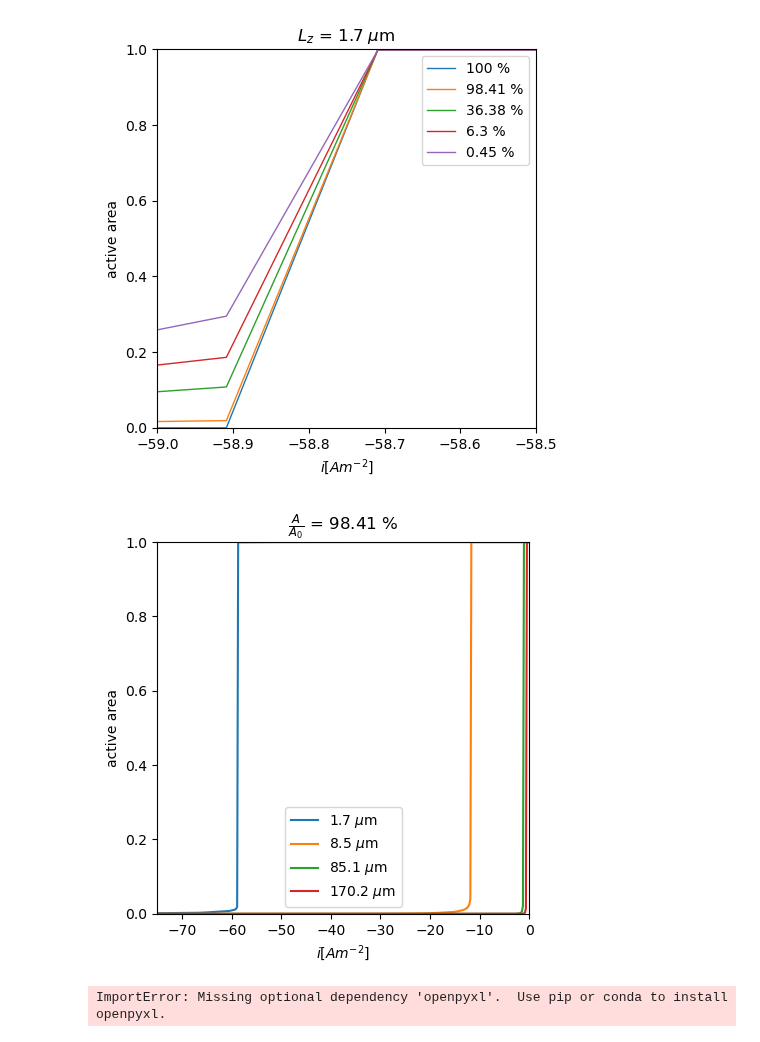
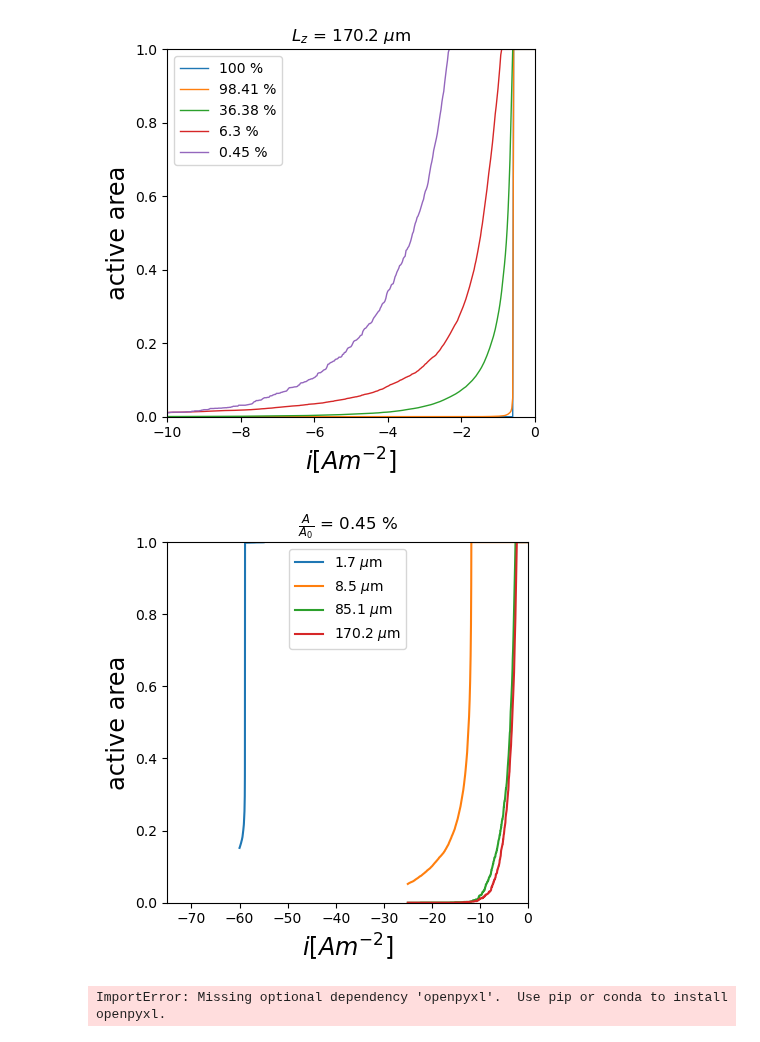
Before and after one commit to molel-gt/ssb, a Jupyter notebook: reports.ipynb, the cells around one changed output. Saved outputs shown, nothing was run; the diff lists cells and outputs as text; code cells hidden in the pictures.

Commit message:
new figures

```diff
--- a/reports.ipynb
+++ b/reports.ipynb
@@ -32,33 +31,33 @@ areas = {
 data_dir = f"mesh/study_2/test6/470-470-{Lz}_000-000-000/"
 # %%
 limits = {
-    1: [-59, -58.5],
+    1: [-59, -58.8],
     5: [-15, -11],
     50: [-15, 0],
     100: [-10, 0],
 }
-Lz = 1
+Lz = 100
 fig, ax = plt.subplots()
 for img_id in [1, 6, 11, 16, 22]:
     data_path = os.path.join(f"mesh/study_2/test{img_id}/470-470-{Lz}_000-000-000/", "cdf.csv")
     df = pd.read_csv(data_path)
     ax.plot(df['i [A/m2]'], df['p_left'], label=f'{areas[img_id]} %', linewidth=1)
 
 ax.set_xlabel('$i [Am^{-2}]$', fontdict={'fontsize': 'xx-large'})
 ax.set_ylabel('active area', fontdict={'fontsize': 'xx-large'})
 ax.set_title(f'$L_z$ = {800/470 * Lz:.1f} $\mu$m')
 ax.set_box_aspect(1)
 ax.set_ylim([0, 1])
 ax.set_xlim(limits[Lz])
 ax.legend()
 plt.tight_layout()
 plt.savefig(f'figures/study_2_cdf_{Lz}.png', dpi=1200)
 # %% [output]
-[figure, old version]
+[figure, new version]
 # %%
 ul = 0
 ll = -75
-img_id = 6
+img_id = 22
 
 fig, ax = plt.subplots()
 for Lz in [1, 5, 50, 100]:
@@ -72,11 +71,11 @@ ax.set_title(r"$\frac{A}{A_0}$ = " + f"{areas[img_id]} %")
 ax.set_box_aspect(1)
 ax.set_ylim([0, 1])
 ax.set_xlim([ll, ul])
-ax.legend()
+ax.legend(loc='upper center')
 plt.tight_layout()
 plt.savefig(f'figures/study_2_cdf-id{img_id}.png', dpi=1200)
 # %% [output]
-[figure, old version]
+[figure, new version]
 # %%
 fig, ax = plt.subplots()
 img = plt.imread('/home/molel/OneDrive/PhD/Data/Current_constriction/test6.tif')
```
Also changed, not shown: parts of 2 cells of this notebook, 8 other files.
